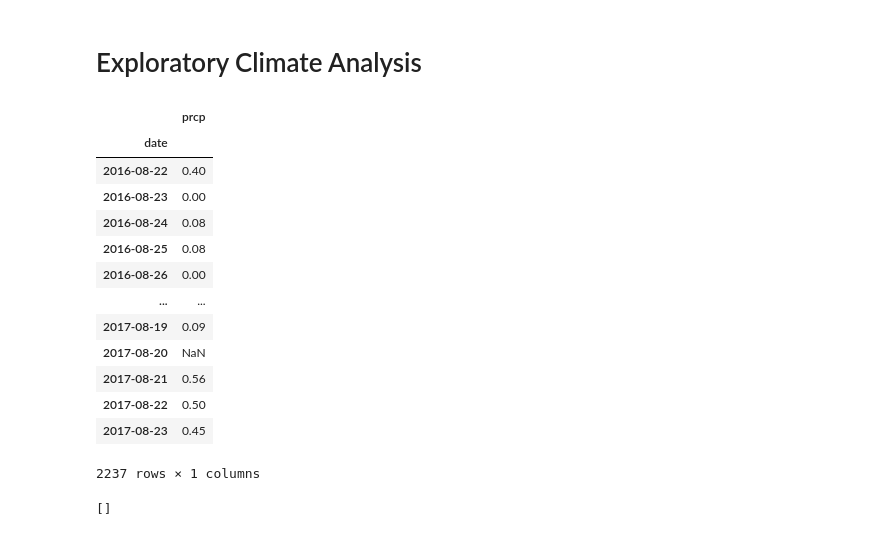
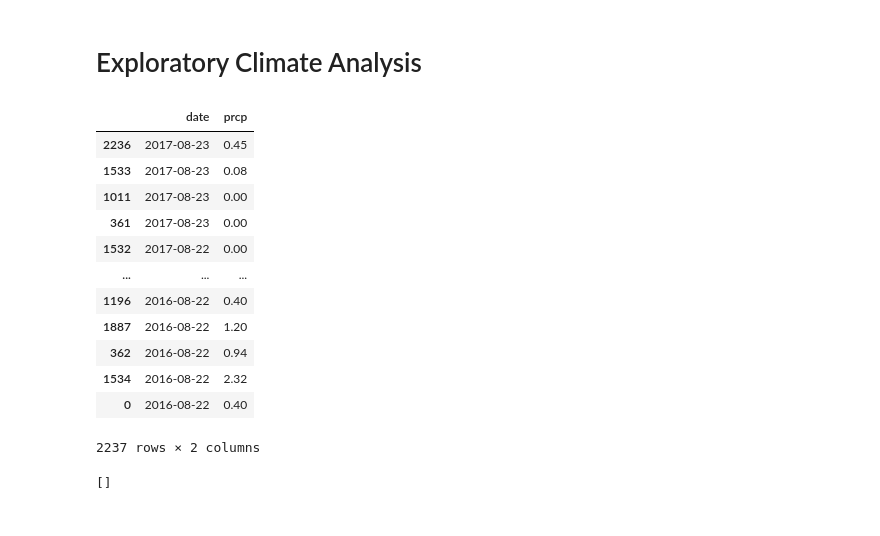
Before and after one commit to arvinseeva/sqlalchemy-challenge, a Jupyter notebook: climate_starter.ipynb, the cells around one changed output. Drawn from its saved outputs; the diff is of its cells as text; code cells hidden in the pictures.

```diff
--- a/climate_starter.ipynb
+++ b/climate_starter.ipynb
@@ -41,36 +41,35 @@ conn = engine.connect()
 # %%
 # Design a query to retrieve the last 12 months of precipitation data
 #all_data = pd.read_sql("SELECT * FROM Measurement", conn)
 
 # Calculate the date 1 year ago from the last data point in the database
 all_data.tail()
 #last date is 23-08-2017, therefore one year before is 22-08-2016
 
 # Perform a query to retrieve the data and precipitation scores
 all_data = pd.read_sql("SELECT date, prcp FROM Measurement WHERE date >= '2016-08-22'", conn)
 
 # Save the query results as a Pandas DataFrame and set the index to the date column
 all_data.set_index("date")
 
 
 
 # Sort the dataframe by date
-#all_data.sort_values("date", ascending=False)
+all_data.sort_values("date", ascending=False)
 # %% [output]
-|  | prcp |
-| date |  |
-| 2016-08-22 | 0.40 |
-| 2016-08-23 | 0.00 |
-| 2016-08-24 | 0.08 |
-| 2016-08-25 | 0.08 |
-| 2016-08-26 | 0.00 |
-| ... | ... |
-| 2017-08-19 | 0.09 |
-| 2017-08-20 | NaN |
-| 2017-08-21 | 0.56 |
-| 2017-08-22 | 0.50 |
-| 2017-08-23 | 0.45 |
+|  | date | prcp |
+| 2236 | 2017-08-23 | 0.45 |
+| 1533 | 2017-08-23 | 0.08 |
+| 1011 | 2017-08-23 | 0.00 |
+| 361 | 2017-08-23 | 0.00 |
+| 1532 | 2017-08-22 | 0.00 |
+| ... | ... | ... |
+| 1196 | 2016-08-22 | 0.40 |
+| 1887 | 2016-08-22 | 1.20 |
+| 362 | 2016-08-22 | 0.94 |
+| 1534 | 2016-08-22 | 2.32 |
+| 0 | 2016-08-22 | 0.40 |
-2237 rows × 1 columns
+2237 rows × 2 columns
 # %%
 ## Use Pandas Plotting with Matplotlib to plot the data
 xlabels = ('')
```
Also changed, not shown: parts of 1 cell of this notebook.
